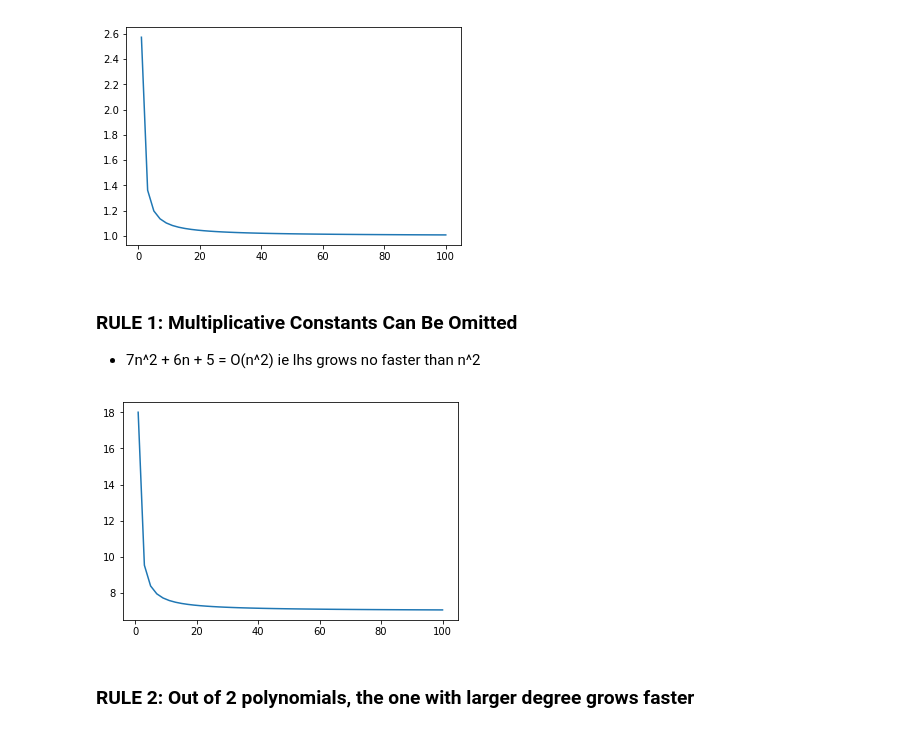
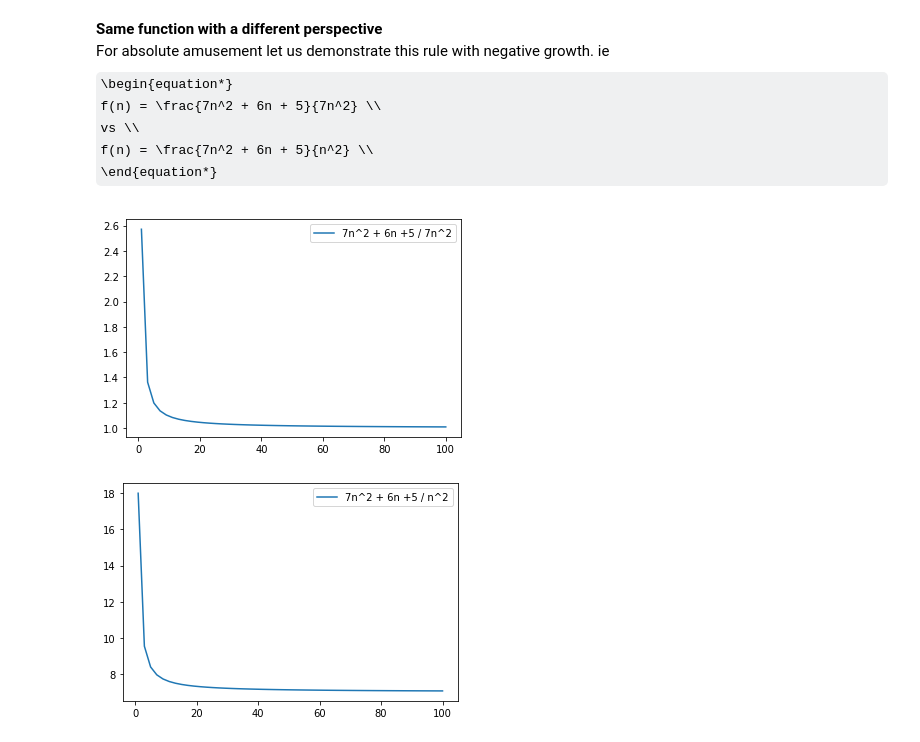
Before and after one commit to gowrishankarin/code_for_fun, a Jupyter notebook: algos/complexity/001_Complexity_Graphs.ipynb, the cells around one changed output. Drawn from its saved outputs; the diff is of its cells as text; code cells hidden in the pictures; some formulas as TeX source.

```diff
--- a/algos/complexity/001_Complexity_Graphs.ipynb
+++ b/algos/complexity/001_Complexity_Graphs.ipynb
@@ -71,15 +224,20 @@ plt.show()
+# %% [markdown]
+**Same function with a different perspective**
+For absolute amusement let us demonstrate this rule with negative growth. ie
+\begin{equation*}
+f(n) = \frac{7n^2 + 6n + 5}{7n^2} \\
+vs \\
+f(n) = \frac{7n^2 + 6n + 5}{n^2} \\
+\end{equation*}
 # %%
-plt.plot(n, (7 * n * n + 6 * n + 5)/(7 * n * n))
+plt.plot(n, (7 * n * n + 6 * n + 5)/(7 * n * n), label="7n^2 + 6n +5 / 7n^2")
+plt.legend(loc="upper right")
 plt.show()
 # %% [output]
-[figure, old version]
+[figure, new version]
-# %% [markdown]
-### RULE 1: Multiplicative Constants Can Be Omitted
-- 7n^2 + 6n + 5 = O(n^2) ie lhs grows no faster than n^2
 # %%
-plt.plot(n, (7 * n * n + 6 * n + 5)/(n * n))
+plt.plot(n, (7 * n * n + 6 * n + 5)/(n * n), label="7n^2 + 6n +5 / n^2")
+plt.legend(loc="upper right")
 plt.show()
 # %% [output]
-[figure, old version]
+[figure, new version]
-# %% [markdown]
-### RULE 2: Out of 2 polynomials, the one with larger degree grows faster
```
Also changed, not shown: parts of 54 cells of this notebook.
